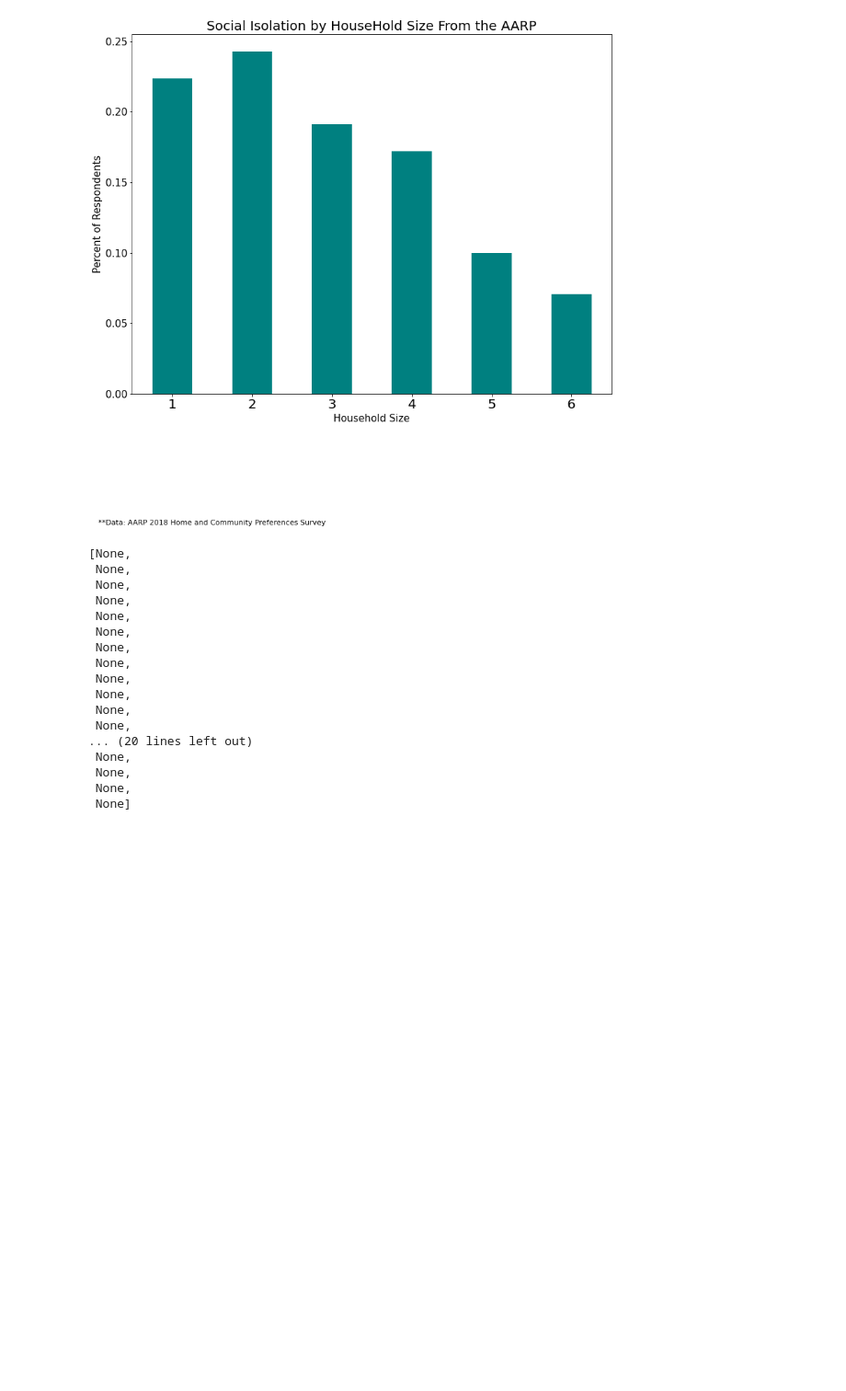
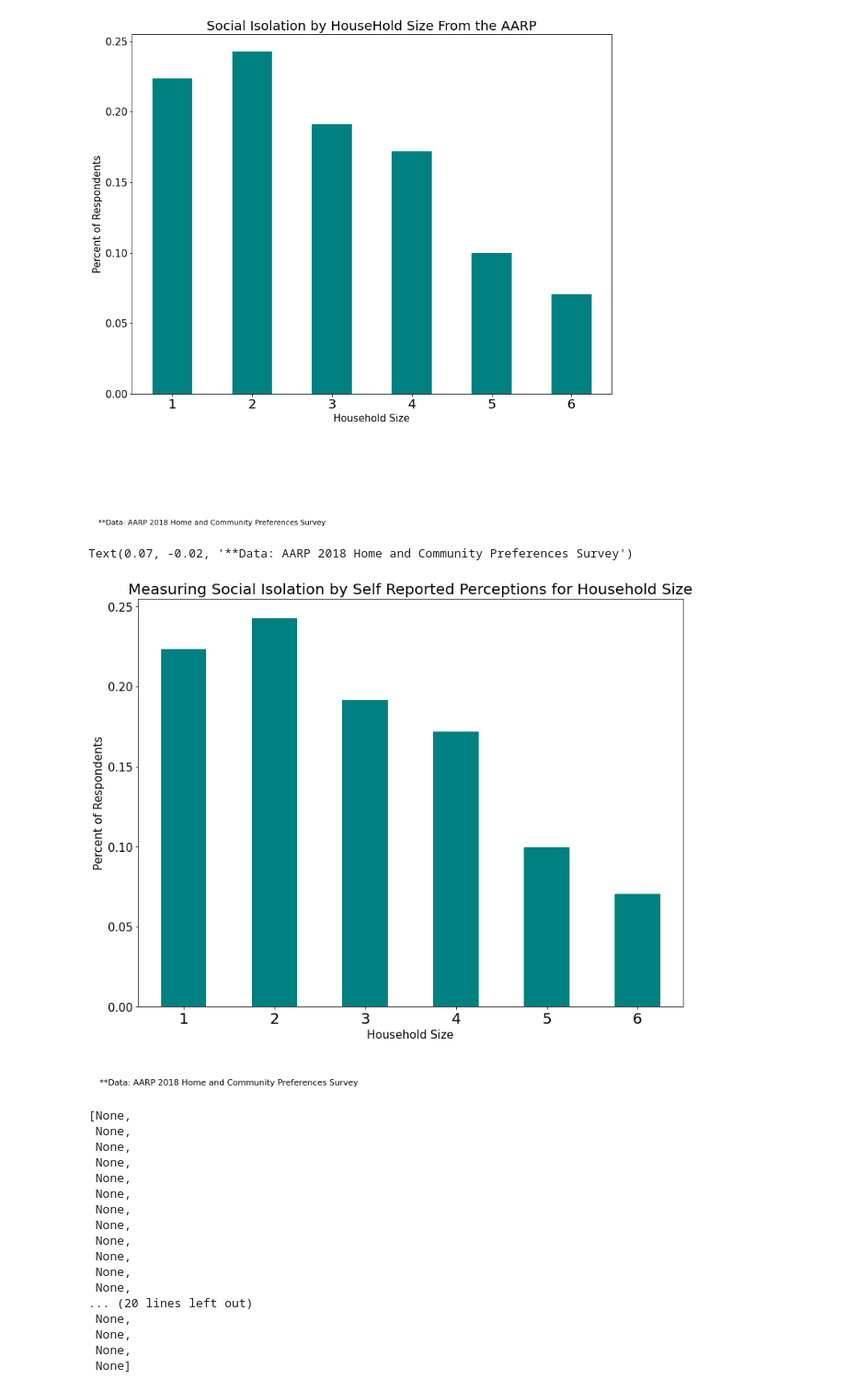
Before and after one commit to matthewasloan95/social-isolation-transportation, a Jupyter notebook: Cleaning-and-EDA.ipynb, the cells around one changed output. Shown at 92% size. Cells and saved outputs as stored; diff of their text form; code cells hidden in the pictures; blank space fills up the shorter version.

Commit message:
changed HHSize title for AARP

```diff
--- a/Cleaning-and-EDA.ipynb
+++ b/Cleaning-and-EDA.ipynb
@@ -652,6 +652,21 @@ plt.figtext(0.07, -0.15,'**Data: AARP 2018 Home and Community Preferences Survey
 # %% [output]
 Text(0.07, -0.15, '**Data: AARP 2018 Home and Community Preferences Survey')
 [figure]
+# %%
+plt.figure(figsize=(20,100))
+ax = df_2018[df_2018['is_si']==1]['HHSIZE'].value_counts(normalize=True)[[1,2,3,4,5,6]].plot.bar(figsize=(13,10),rot=0,color=['teal'])
+
+plt.title('Measuring Social Isolation by Self Reported Perceptions for Household Size', fontsize=20)
+plt.ylabel('Percent of Respondents',fontsize=15)
+plt.xlabel('Household Size',fontsize=15)
+ax.tick_params(axis='y',labelsize=15)
+ax.tick_params(axis='x', labelsize=20,rotation=0)
+#ax.set_yticklabels(['{:,.1%}'.format(x) for x in ax.get_yticks()])
+plt.figtext(0.07, -0.02,'**Data: AARP 2018 Home and Community Preferences Survey',fontsize=11)
+#plt.setp(ax.xaxis.get_majorticklabels(), ha="right" )
+# %% [output]
+Text(0.07, -0.02, '**Data: AARP 2018 Home and Community Preferences Survey')
+[figure, added]
 # %%
 plt.figure(figsize=(20,100))
 ax = df_2018[df_2018['is_si']==1]['INCOME'].value_counts(normalize=True)[[4,10,2,11,1,8,6,13,0,5,3,12,7,9,14,16,17,15]].plot.bar(figsize=(13,10),rot=0,color=['teal'])
```
